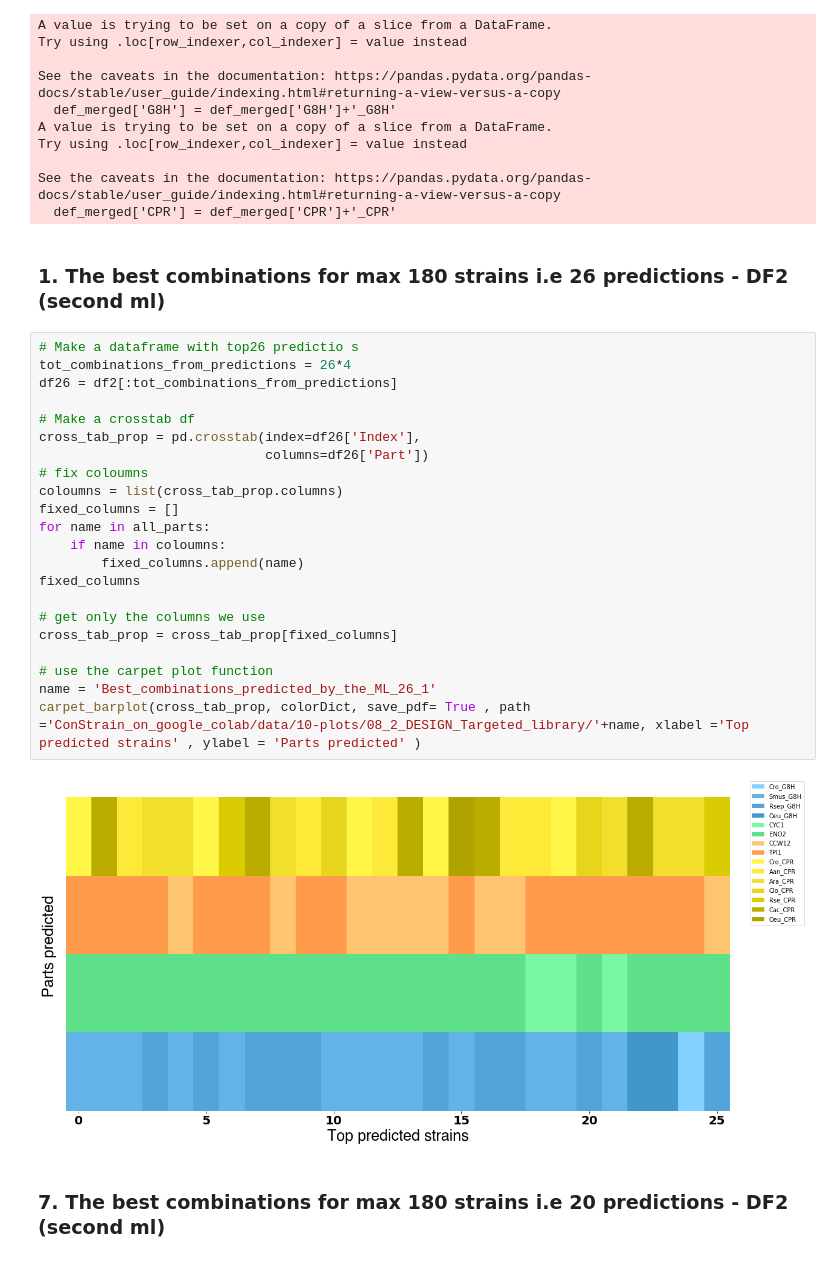
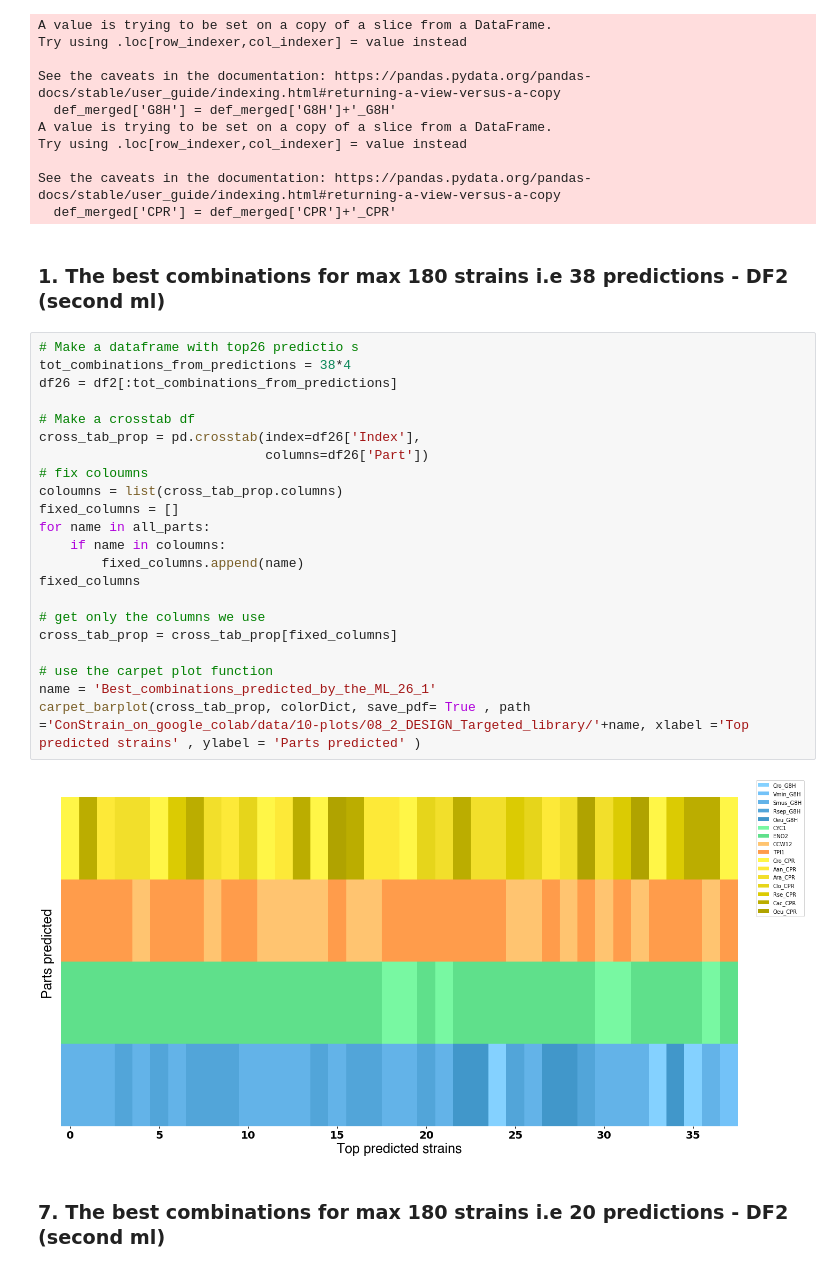
Before and after one commit to hiyama341/ConStrain, a Jupyter notebook: colab_notebooks/08_2_DESIGN_TargetedLibrary.ipynb, the cells around one changed output. Saved outputs shown, nothing was run; the diff lists cells and outputs as text.

Commit message:
x axis fixed on carpet plots

```diff
--- a/colab_notebooks/08_2_DESIGN_TargetedLibrary.ipynb
+++ b/colab_notebooks/08_2_DESIGN_TargetedLibrary.ipynb
@@ -500,31 +495,31 @@ Try using .loc[row_indexer,col_indexer] = value instead
 See the caveats in the documentation: https://pandas.pydata.org/pandas-docs/stable/user_guide/indexing.html#returning-a-view-versus-a-copy
   def_merged['CPR'] = def_merged['CPR']+'_CPR'
 # %% [markdown]
-### 1. The best combinations for max 180 strains i.e 26 predictions - DF2 (second ml)
+### 1. The best combinations for max 180 strains i.e 38 predictions - DF2 (second ml)
 # %%
 # Make a dataframe with top26 predictio s
-tot_combinations_from_predictions = 26*4
+tot_combinations_from_predictions = 38*4
 df26 = df2[:tot_combinations_from_predictions]
 
 # Make a crosstab df
 cross_tab_prop = pd.crosstab(index=df26['Index'],
                              columns=df26['Part'])
 # fix coloumns
 coloumns = list(cross_tab_prop.columns)
 fixed_columns = []
 for name in all_parts:
     if name in coloumns:
         fixed_columns.append(name)
 fixed_columns
 
 # get only the columns we use
 cross_tab_prop = cross_tab_prop[fixed_columns]
 
 # use the carpet plot function
 name = 'Best_combinations_predicted_by_the_ML_26_1'
 carpet_barplot(cross_tab_prop, colorDict, save_pdf= True , path ='ConStrain_on_google_colab/data/10-plots/08_2_DESIGN_Targeted_library/'+name, xlabel ='Top predicted strains' , ylabel = 'Parts predicted' )
 # %% [output]
-[figure, old version]
+[figure, new version]
 # %% [markdown]
 ### 7. The best combinations for max 180 strains i.e 20 predictions - DF2 (second ml)
 # %%
```
Also changed, not shown: parts of 16 cells of this notebook.
